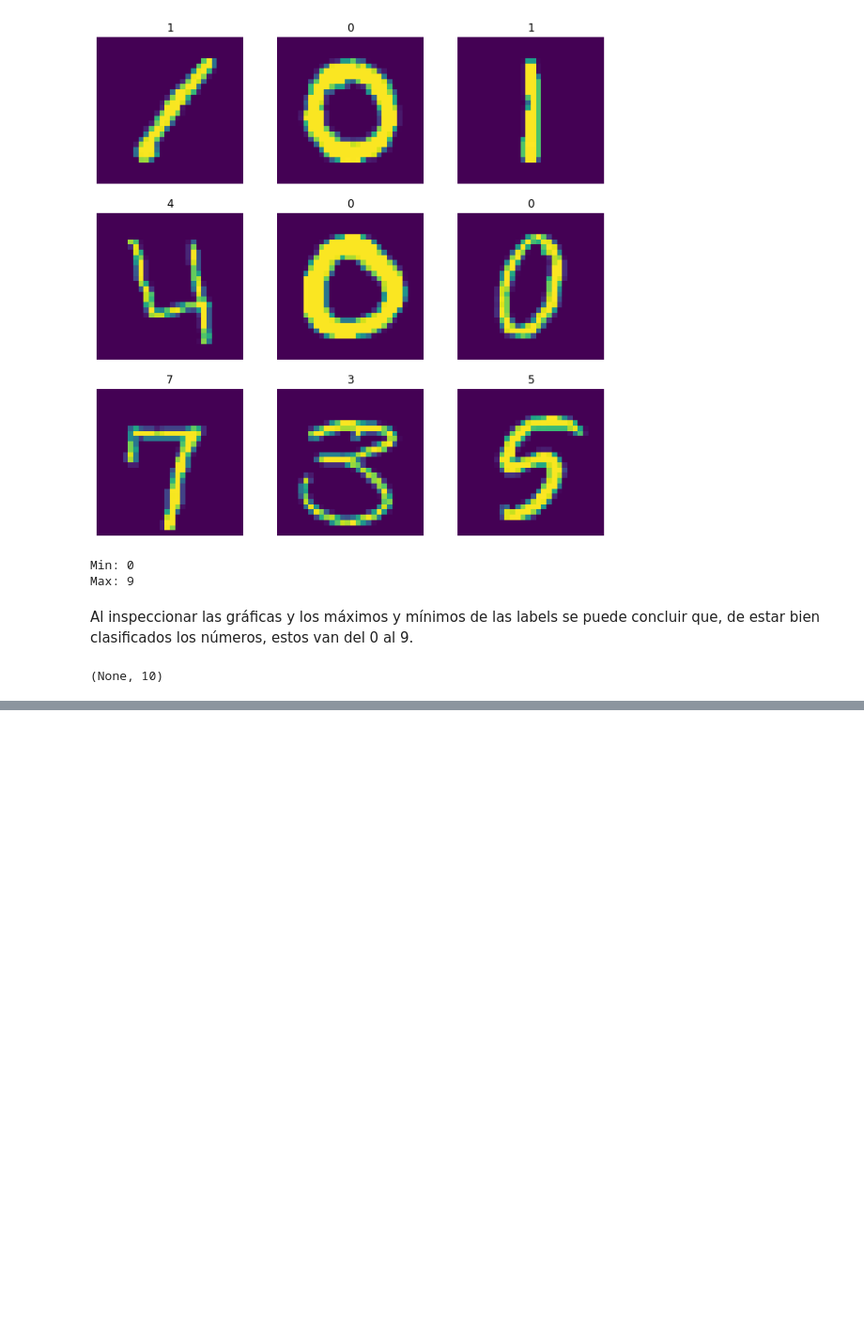
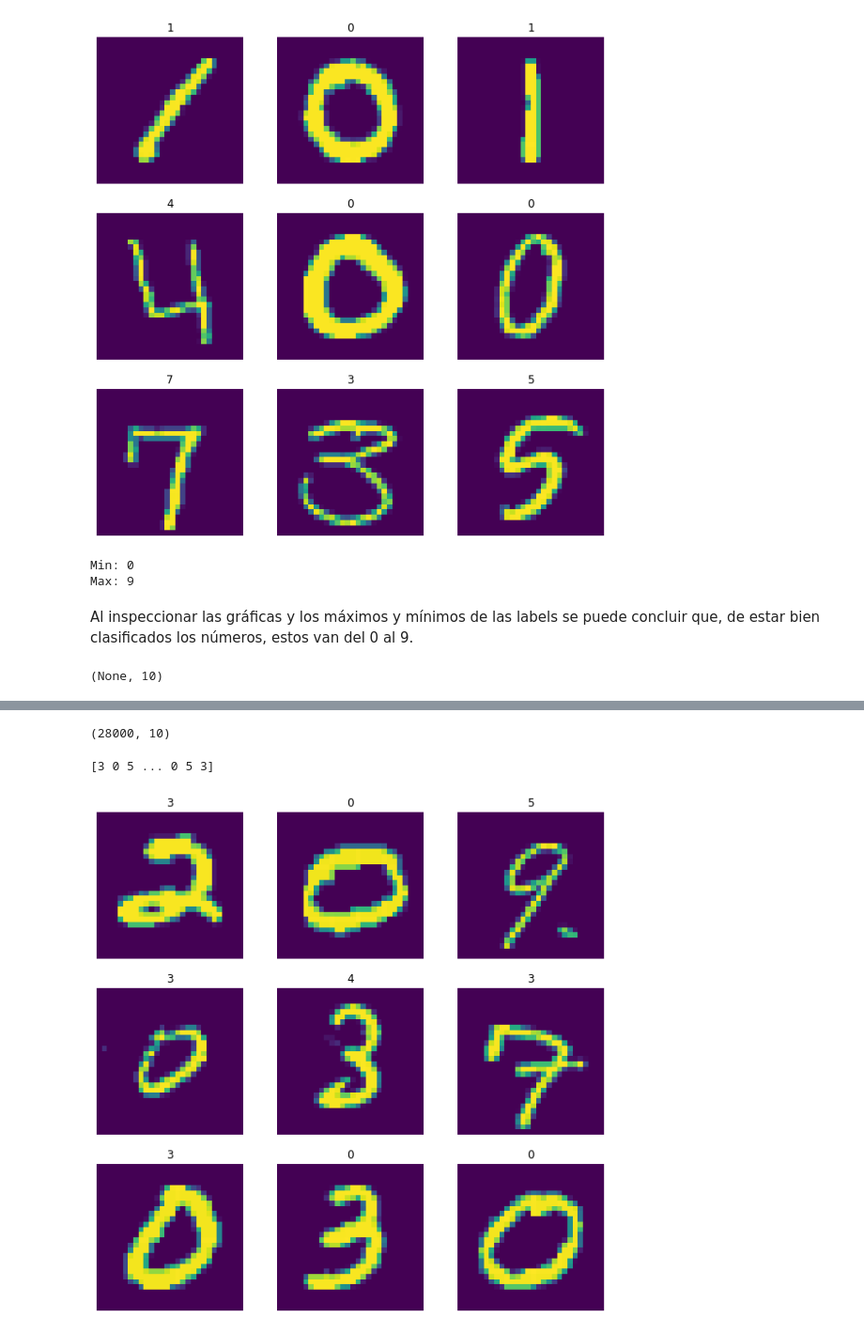
Before and after one commit to JmDeleon2000/deep-learning, a Jupyter notebook: NN.ipynb, the cells around one changed output, grey strips where cells are left out. Shown at 94% size. Drawn from its saved outputs; the diff is of its cells as text; code cells hidden in the pictures; blank space fills up the shorter version.

Commit message:
fixed one hot encoding and simple NN

```diff
--- a/NN.ipynb
+++ b/NN.ipynb
@@ -69,6 +74,6 @@ NN_simple.output_shape
 (None, 10)
 # %%
 #cambiar el formato de las labels para que la NN pueda mostrar las probabilidades de que el número sea tal en vez del valor del número
-labels9 = np.zeros(shape=(42000, 10), dtype=np.float32)
-for i in labels:
-    labels9[int(i)] = 1.0
+labels10 = np.zeros(shape=(labels_train.shape[0], 10), dtype=np.float32)
+for i, val in enumerate(labels_train):
+    labels10[i][val] = 1.0
@@ -104,0 +99,3 @@ Epoch 10/10
+# %%
+del NN_simple
+NN_simple = keras.models.load_model('save_at_11.h5')
@@ -104,0 +104,2 @@ Epoch 10/10
+# %%
+prediction = NN_simple.predict(features_test)
@@ -104,0 +108,21 @@ Epoch 10/10
+# %%
+prediction.shape
+# %% [output]
+(28000, 10)
+# %%
+results = np.zeros(shape=prediction.shape[0], dtype='uint8')
+
+for i in range(prediction.shape[0]):
+    results[i] = int(np.argmax(prediction[i]))
+# %% [output]
+[3 0 5 ... 0 5 3]
+# %%
+plt.figure(figsize=(10, 10))
+for i in range(9):
+    ax = plt.subplot(3, 3, i + 1)
+    img = np.copy(features_test[i]).reshape((28,28))
+    plt.imshow(img.astype('uint8'))
+    plt.title(results[i])
+    plt.axis("off")
+# %% [output]
+[figure, added]
```
Also changed, not shown: parts of 8 cells of this notebook, 25 other files.
